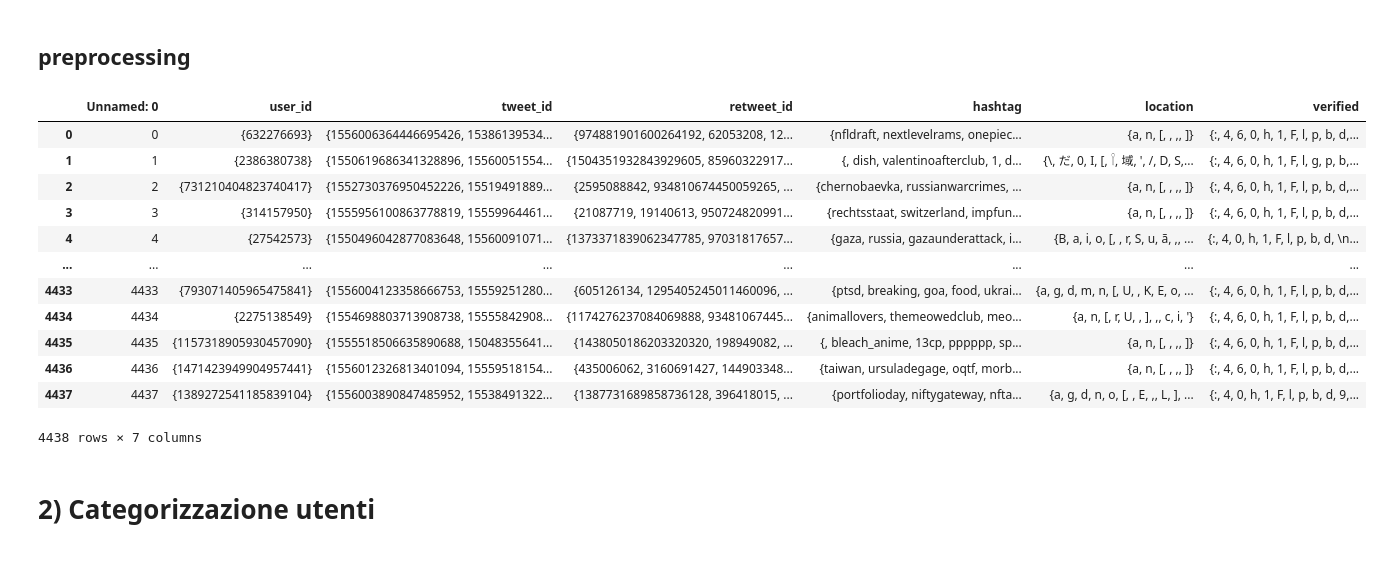
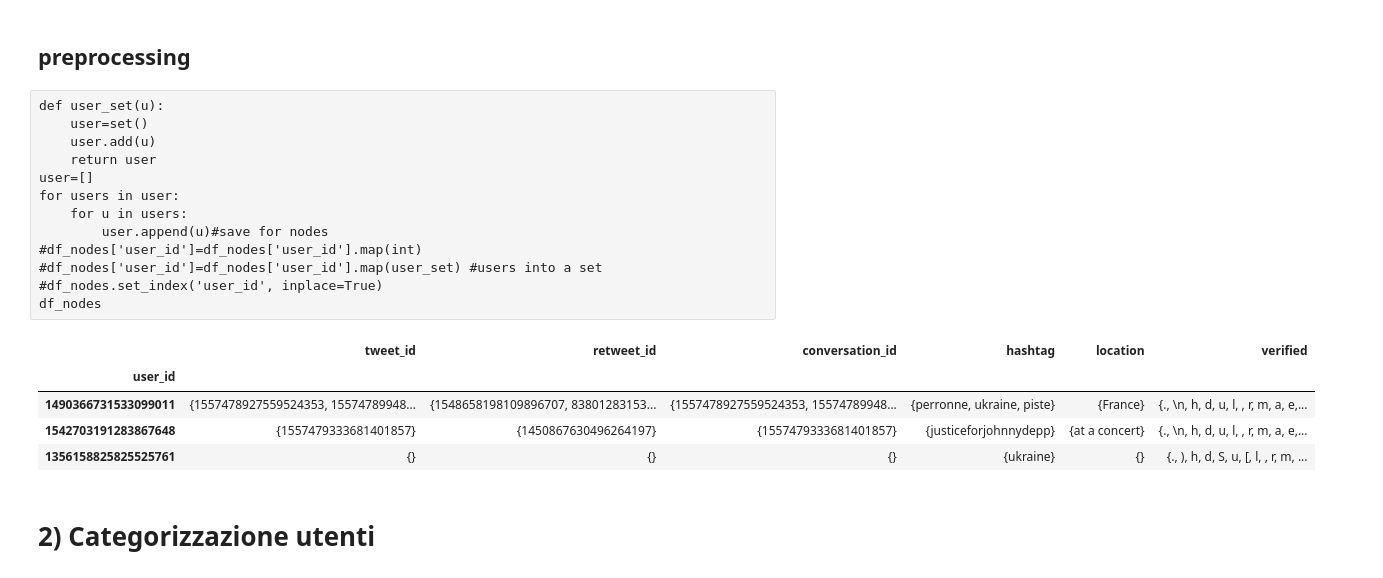
Before and after one commit to gatto/ds-network-analysis, a Jupyter notebook: py/net_building/2) Creazione rete.ipynb, the cells around one changed output. Saved outputs shown, nothing was run; the diff lists cells and outputs as text; code cells hidden in the pictures.

```diff
--- a/py/net_building/2) Creazione rete.ipynb
+++ b/py/net_building/2) Creazione rete.ipynb
@@ -224,0 +301,10 @@ df_nodes['retweet_id']=df_nodes['retweet_id'].apply(eval)
+# %%
+#df_nodes.to_csv('4438_users_csv')
+#df_nodes=pd.read_csv('4438_users_csv')
+#codici per prova csv
+#df_nodes['user_id']=df_nodes['user_id'].map(eval)
+df_nodes['hashtag']=df_nodes['hashtag'].map(str).apply(eval)
+df_nodes['tweet_id']=df_nodes['tweet_id'].map(str).apply(eval)
+df_nodes['conversation_id']=df_nodes['conversation_id'].map(str).apply(eval)
+df_nodes['retweet_id']=df_nodes['retweet_id'].apply(eval)
+df_nodes['location']=df_nodes['location'].map(str).apply(eval)
@@ -224,0 +332,2 @@ df_nodes['retweet_id']=df_nodes['retweet_id'].apply(eval)
+# %%
+df_nodes['verified']=df_nodes['verified'].map(eval)
@@ -225,13 +346,18 @@ df_nodes['retweet_id']=df_nodes['retweet_id'].apply(eval)
 # %% [markdown]
 ## preprocessing
-# %%
-def user_set(u):
-    user=set()
-    user.add(u)
-    return user
-user=df_nodes['user_id'] #save for nodes
-df_nodes['user_id']=df_nodes['user_id'].map(int)
-df_nodes['user_id']=df_nodes['user_id'].map(user_set) #users into a set
+# %% [raw]
+def user_set(u):
+    user=set()
+    user.add(u)
+    return user
+user=[]
+for users in user:
+    for u in users:
+        user.append(u)#save for nodes
+#df_nodes['user_id']=df_nodes['user_id'].map(int)
+#df_nodes['user_id']=df_nodes['user_id'].map(user_set) #users into a set
+#df_nodes.set_index('user_id', inplace=True)
+df_nodes
 # %%
 #convert nested lists on set
 def to_sets(nested_lists):
@@ -246,26 +372,18 @@ def to_sets(nested_lists):
 # %%
 df_nodes['hashtag']=df_nodes['hashtag'].map(to_sets)
 df_nodes['tweet_id']=df_nodes['tweet_id'].map(to_sets)
-#df_nodes['conversation_id']=df_nodes['conversation_id'].map(to_sets)
+df_nodes['conversation_id']=df_nodes['conversation_id'].map(to_sets)
 df_nodes['retweet_id']=df_nodes['retweet_id'].map(to_sets)
 df_nodes['verified']=df_nodes['verified'].map(to_sets)
 df_nodes['location']=df_nodes['location'].map(to_sets)
 # %%
-df_nodes
+df_nodes.head(3)
 # %% [output]
-|  | Unnamed: 0 | user_id | tweet_id | retweet_id | hashtag | location | verified |
-| 0 | 0 | {632276693} | {1556006364446695426, 15386139534... | {974881901600264192, 62053208, 12... | {nfldraft, nextlevelrams, onepiec... | {a, n, [, , ,, ]} | {:, 4, 6, 0, h, 1, F, l, p, b, d,... |
-| 1 | 1 | {2386380738} | {1550619686341328896, 15560051554... | {1504351932843929605, 85960322917... | {, dish, valentinoafterclub, 1, d... | {\, だ, 0, I, [, 𓌉, 域, ', /, D, S,... | {:, 4, 6, 0, h, 1, F, l, g, p, b,... |
-| 2 | 2 | {731210404823740417} | {1552730376950452226, 15519491889... | {2595088842, 934810674450059265, ... | {chernobaevka, russianwarcrimes, ... | {a, n, [, , ,, ]} | {:, 4, 6, 0, h, 1, F, l, p, b, d,... |
-| 3 | 3 | {314157950} | {1555956100863778819, 15559964461... | {21087719, 19140613, 950724820991... | {rechtsstaat, switzerland, impfun... | {a, n, [, , ,, ]} | {:, 4, 6, 0, h, 1, F, l, p, b, d,... |
-| 4 | 4 | {27542573} | {1550496042877083648, 15560091071... | {1373371839062347785, 97031817657... | {gaza, russia, gazaunderattack, i... | {B, a, i, o, [, , r, S, u, ã, ,, ... | {:, 4, 0, h, 1, F, l, p, b, d, \n... |
-| ... | ... | ... | ... | ... | ... | ... | ... |
-| 4433 | 4433 | {793071405965475841} | {1556004123358666753, 15559251280... | {605126134, 1295405245011460096, ... | {ptsd, breaking, goa, food, ukrai... | {a, g, d, m, n, [, U, , K, E, o, ... | {:, 4, 6, 0, h, 1, F, l, p, b, d,... |
-| 4434 | 4434 | {2275138549} | {1554698803713908738, 15555842908... | {1174276237084069888, 93481067445... | {animallovers, themeowedclub, meo... | {a, n, [, r, U, , ], ,, c, i, '} | {:, 4, 6, 0, h, 1, F, l, p, b, d,... |
-| 4435 | 4435 | {1157318905930457090} | {1555518506635890688, 15048355641... | {1438050186203320320, 198949082, ... | {, bleach_anime, 13cp, pppppp, sp... | {a, n, [, , ,, ]} | {:, 4, 6, 0, h, 1, F, l, p, b, d,... |
-| 4436 | 4436 | {1471423949904957441} | {1556012326813401094, 15559518154... | {435006062, 3160691427, 144903348... | {taiwan, ursuladegage, oqtf, morb... | {a, n, [, , ,, ]} | {:, 4, 6, 0, h, 1, F, l, p, b, d,... |
-| 4437 | 4437 | {1389272541185839104} | {1556003890847485952, 15538491322... | {1387731689858736128, 396418015, ... | {portfolioday, niftygateway, nfta... | {a, g, d, n, o, [, , E, ,, L, ], ... | {:, 4, 0, h, 1, F, l, p, b, d, 9,... |
+|  | tweet_id | retweet_id | conversation_id | hashtag | location | verified |
+| user_id |  |  |  |  |  |  |
+| 1490366731533099011 | {1557478927559524353, 15574789948... | {1548658198109896707, 83801283153... | {1557478927559524353, 15574789948... | {perronne, ukraine, piste} | {France} | {., \n, h, d, u, l, , r, m, a, e,... |
+| 1542703191283867648 | {1557479333681401857} | {1450867630496264197} | {1557479333681401857} | {justiceforjohnnydepp} | {at a concert} | {., \n, h, d, u, l, , r, m, a, e,... |
+| 1356158825825525761 | {} | {} | {} | {ukraine} | {} | {., ), h, d, S, u, [, l, , r, m, ... |
-4438 rows × 7 columns
 # %% [markdown]
 # 2) Categorizzazione utenti
 # %%
```
Also changed, not shown: parts of 47 cells of this notebook, 4 other files.
